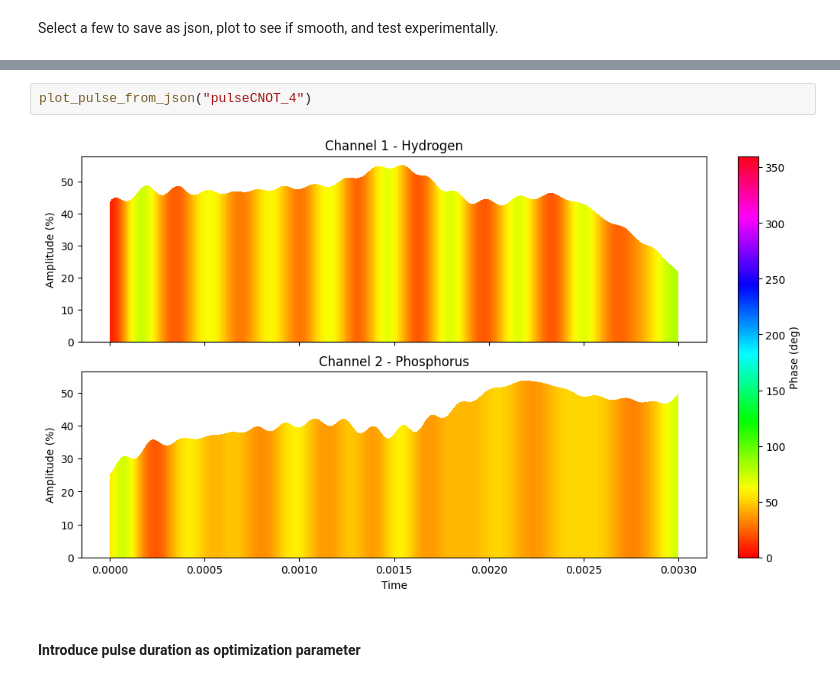
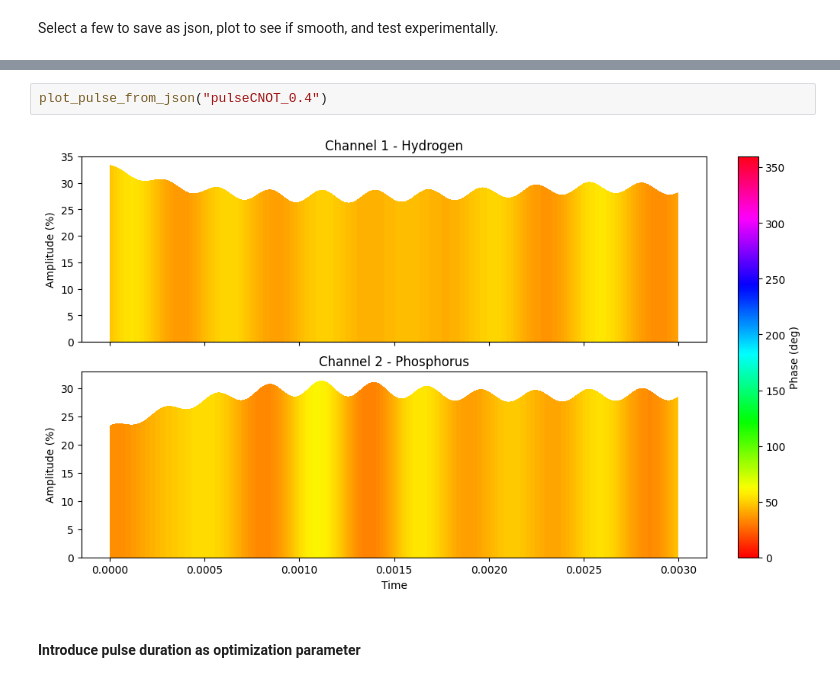
Before and after one commit to andrehroque/python-ml-projects, a Jupyter notebook: NMR-pulse-optimization/pulse optimization.ipynb, the cells around one changed output, grey strips where cells are left out. Drawn from its saved outputs; the diff is of its cells as text.

Commit message:
new cnot pulses data

```diff
--- a/NMR-pulse-optimization/pulse optimization.ipynb
+++ b/NMR-pulse-optimization/pulse optimization.ipynb
@@ -1229,7 +1235,7 @@ Pulse file saved to pulseCNOT_4
 # %%
-plot_pulse_from_json("pulseCNOT_4")
+plot_pulse_from_json("pulseCNOT_0.4")
 # %% [output]
-[figure, old version]
+[figure, new version]
 # %% [markdown]
 #### Introduce pulse duration as optimization parameter
 # %%
```
Also changed, not shown: parts of 1 cell of this notebook, 5 other files.
